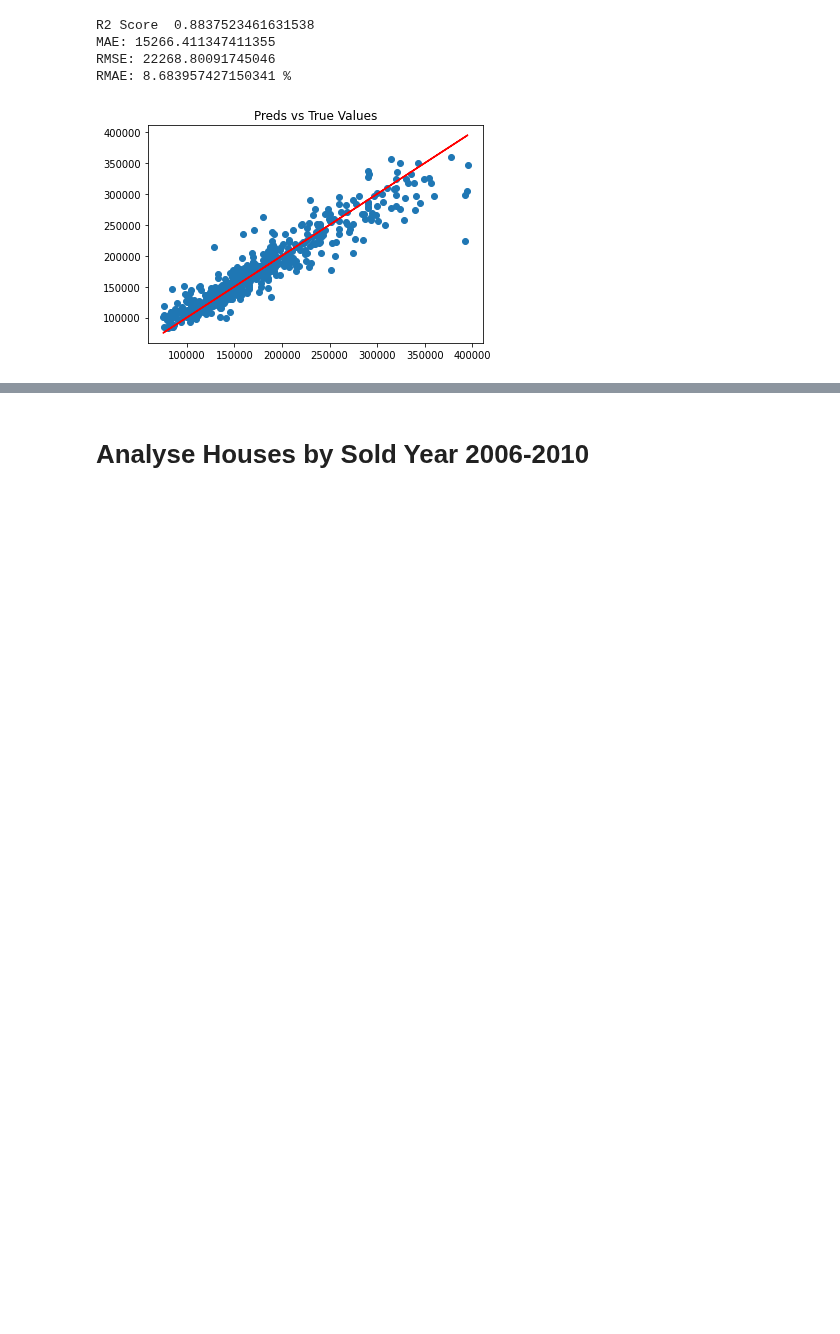
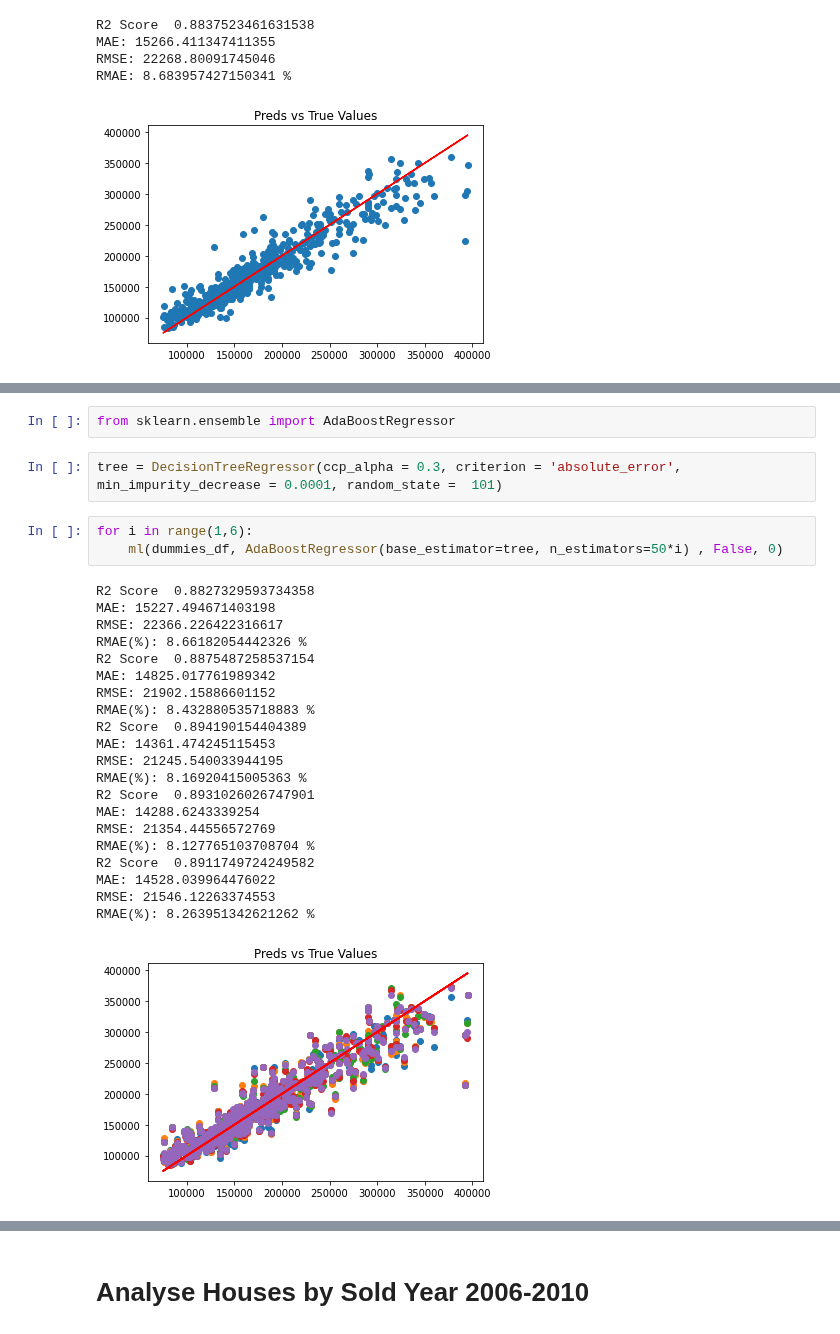
Before and after one commit to KacperChmura1/House-Price, a Jupyter notebook: ML.ipynb, the cells around one changed output, grey strips where cells are left out. Drawn from its saved outputs; the diff is of its cells as text; blank space fills up the shorter version.

Commit message:
Ada Boost

```diff
--- a/ML.ipynb
+++ b/ML.ipynb
@@ -408,0 +411,29 @@ RMAE: 8.683957427150341 %
+# %%
+from sklearn.ensemble import AdaBoostRegressor
+# %%
+tree = DecisionTreeRegressor(ccp_alpha = 0.3, criterion = 'absolute_error', min_impurity_decrease = 0.0001, random_state =  101)
+# %%
+for i in range(1,6):
+    ml(dummies_df, AdaBoostRegressor(base_estimator=tree, n_estimators=50*i) , False, 0)
+# %% [output]
+R2 Score  0.8827329593734358
+MAE: 15227.494671403198
+RMSE: 22366.226422316617
+RMAE(%): 8.66182054442326 %
+R2 Score  0.8875487258537154
+MAE: 14825.017761989342
+RMSE: 21902.15886601152
+RMAE(%): 8.432880535718883 %
+R2 Score  0.894190154404389
+MAE: 14361.474245115453
+RMSE: 21245.540033944195
+RMAE(%): 8.16920415005363 %
+R2 Score  0.8931026026747901
+MAE: 14288.6243339254
+RMSE: 21354.44556572769
+RMAE(%): 8.127765103708704 %
+R2 Score  0.8911749724249582
+MAE: 14528.039964476022
+RMSE: 21546.12263374553
+RMAE(%): 8.263951342621262 %
+[figure, added]
```
Also changed, not shown: parts of 3 cells of this notebook.
